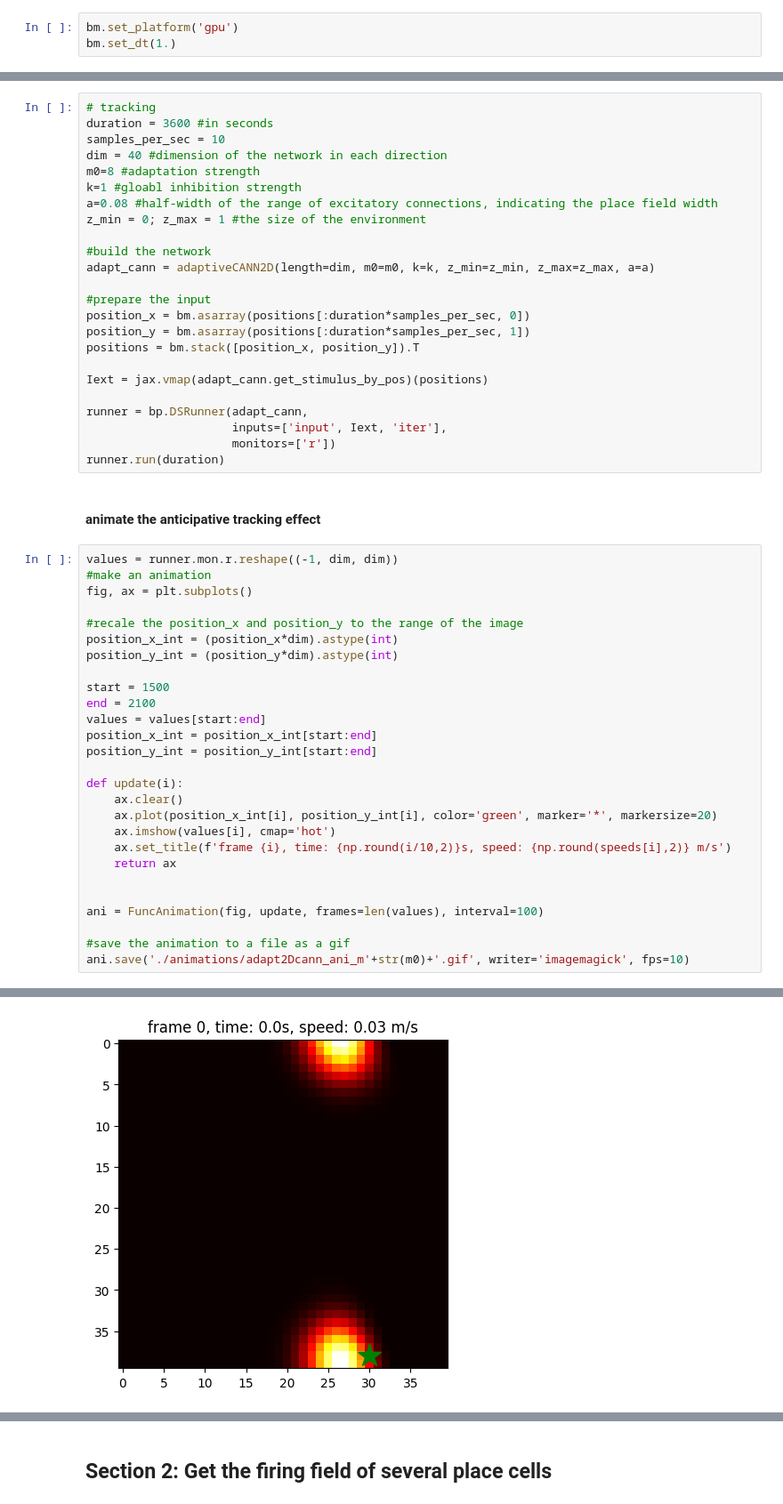
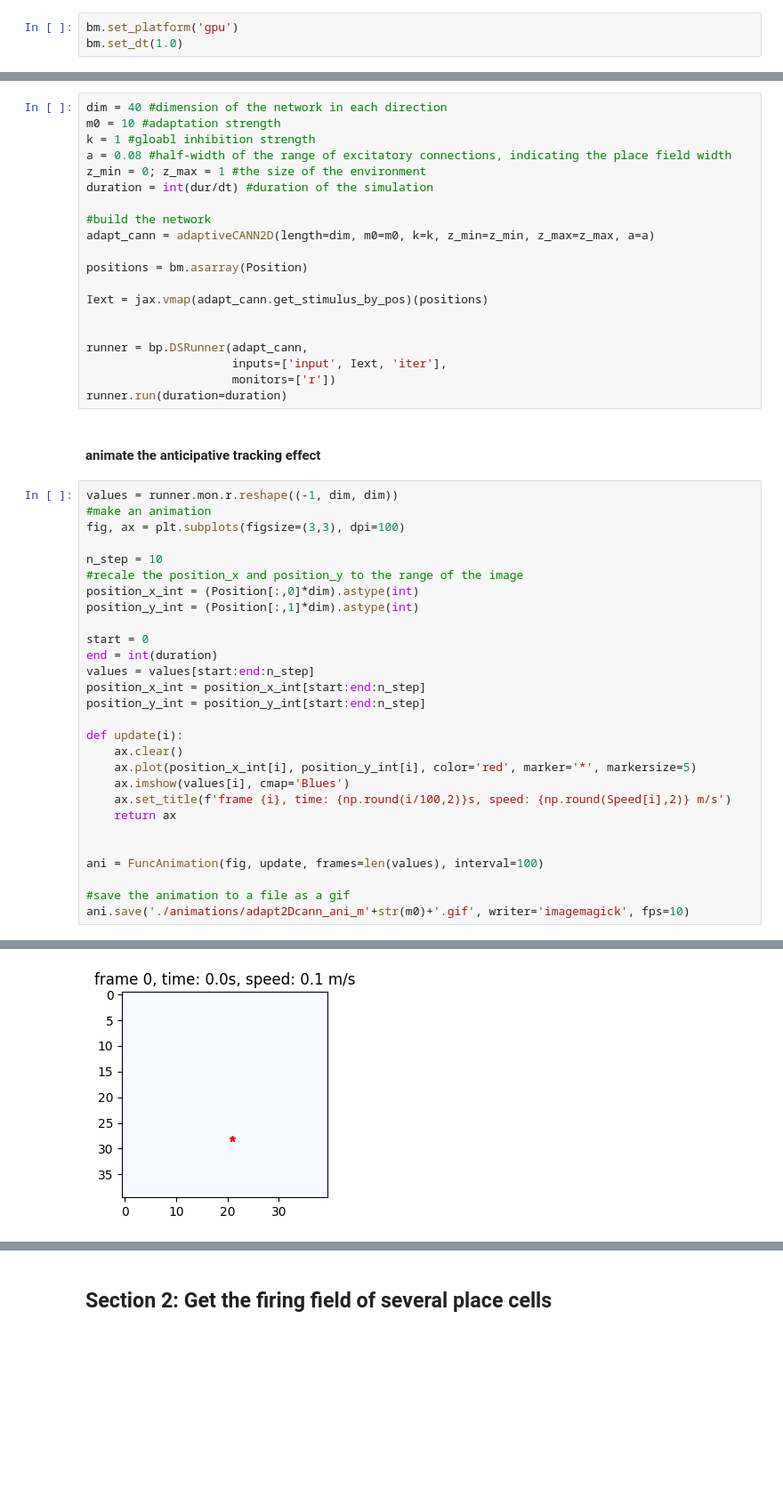
Before and after one commit to ZilongJi/HoneycombSweeps, a Jupyter notebook: adaptive2DCANN.ipynb, the cells around one changed output, grey strips where cells are left out. Shown at 89% size. Saved outputs shown, nothing was run; the diff lists cells and outputs as text; blank space fills up the shorter version.

```diff
--- a/adaptive2DCANN.ipynb
+++ b/adaptive2DCANN.ipynb
@@ -63,4 +61,4 @@ ax.set_yticks([])
 ## Section 2: Simulate the adaptive 2D CANN with anticipative tracking
 # %%
 bm.set_platform('gpu')
-bm.set_dt(1.)
+bm.set_dt(1.0)
@@ -82,56 +65,53 @@ plt.show()
 # %%
-# tracking
-duration = 3600 #in seconds
-samples_per_sec = 10
 dim = 40 #dimension of the network in each direction
-m0=8 #adaptation strength
-k=1 #gloabl inhibition strength
-a=0.08 #half-width of the range of excitatory connections, indicating the place field width
+m0 = 10 #adaptation strength
+k = 1 #gloabl inhibition strength
+a = 0.08 #half-width of the range of excitatory connections, indicating the place field width
 z_min = 0; z_max = 1 #the size of the environment
+duration = int(dur/dt) #duration of the simulation
 
 #build the network
 adapt_cann = adaptiveCANN2D(length=dim, m0=m0, k=k, z_min=z_min, z_max=z_max, a=a)
 
-#prepare the input
-position_x = bm.asarray(positions[:duration*samples_per_sec, 0])
-position_y = bm.asarray(positions[:duration*samples_per_sec, 1])
-positions = bm.stack([position_x, position_y]).T
+positions = bm.asarray(Position)
 
 Iext = jax.vmap(adapt_cann.get_stimulus_by_pos)(positions)
+
 
 runner = bp.DSRunner(adapt_cann,
                      inputs=['input', Iext, 'iter'],
                      monitors=['r'])
-runner.run(duration)
+runner.run(duration=duration)
 # %% [markdown]
 #### animate the anticipative tracking effect
 # %%
 values = runner.mon.r.reshape((-1, dim, dim))
 #make an animation
-fig, ax = plt.subplots()
+fig, ax = plt.subplots(figsize=(3,3), dpi=100)
 
+n_step = 10
 #recale the position_x and position_y to the range of the image
-position_x_int = (position_x*dim).astype(int)
-position_y_int = (position_y*dim).astype(int)
+position_x_int = (Position[:,0]*dim).astype(int)
+position_y_int = (Position[:,1]*dim).astype(int)
 
-start = 1500
-end = 2100
-values = values[start:end]
-position_x_int = position_x_int[start:end]
-position_y_int = position_y_int[start:end]
+start = 0
+end = int(duration)
+values = values[start:end:n_step]
+position_x_int = position_x_int[start:end:n_step]
+position_y_int = position_y_int[start:end:n_step]
 
 def update(i):
     ax.clear()
-    ax.plot(position_x_int[i], position_y_int[i], color='green', marker='*', markersize=20)
-    ax.imshow(values[i], cmap='hot')
-    ax.set_title(f'frame {i}, time: {np.round(i/10,2)}s, speed: {np.round(speeds[i],2)} m/s')
+    ax.plot(position_x_int[i], position_y_int[i], color='red', marker='*', markersize=5)
+    ax.imshow(values[i], cmap='Blues')
+    ax.set_title(f'frame {i}, time: {np.round(i/100,2)}s, speed: {np.round(Speed[i],2)} m/s')
     return ax
 
 
 ani = FuncAnimation(fig, update, frames=len(values), interval=100)
 
 #save the animation to a file as a gif
 ani.save('./animations/adapt2Dcann_ani_m'+str(m0)+'.gif', writer='imagemagick', fps=10)
 # %% [output]
 MovieWriter imagemagick unavailable; using Pillow instead.
-[figure, old version]
+[figure, new version]
```
Also changed, not shown: parts of 4 cells of this notebook, 9 other files.
